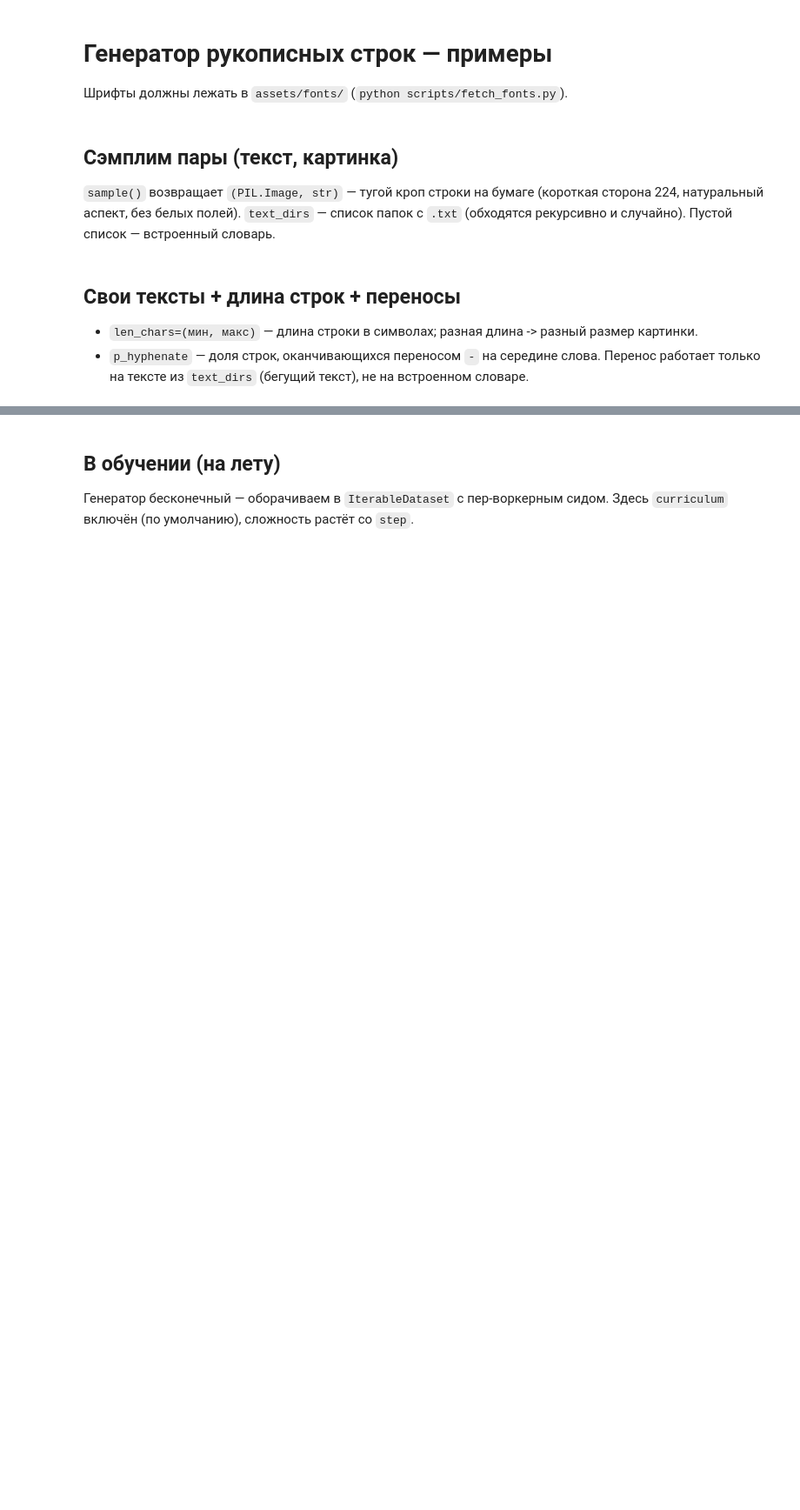
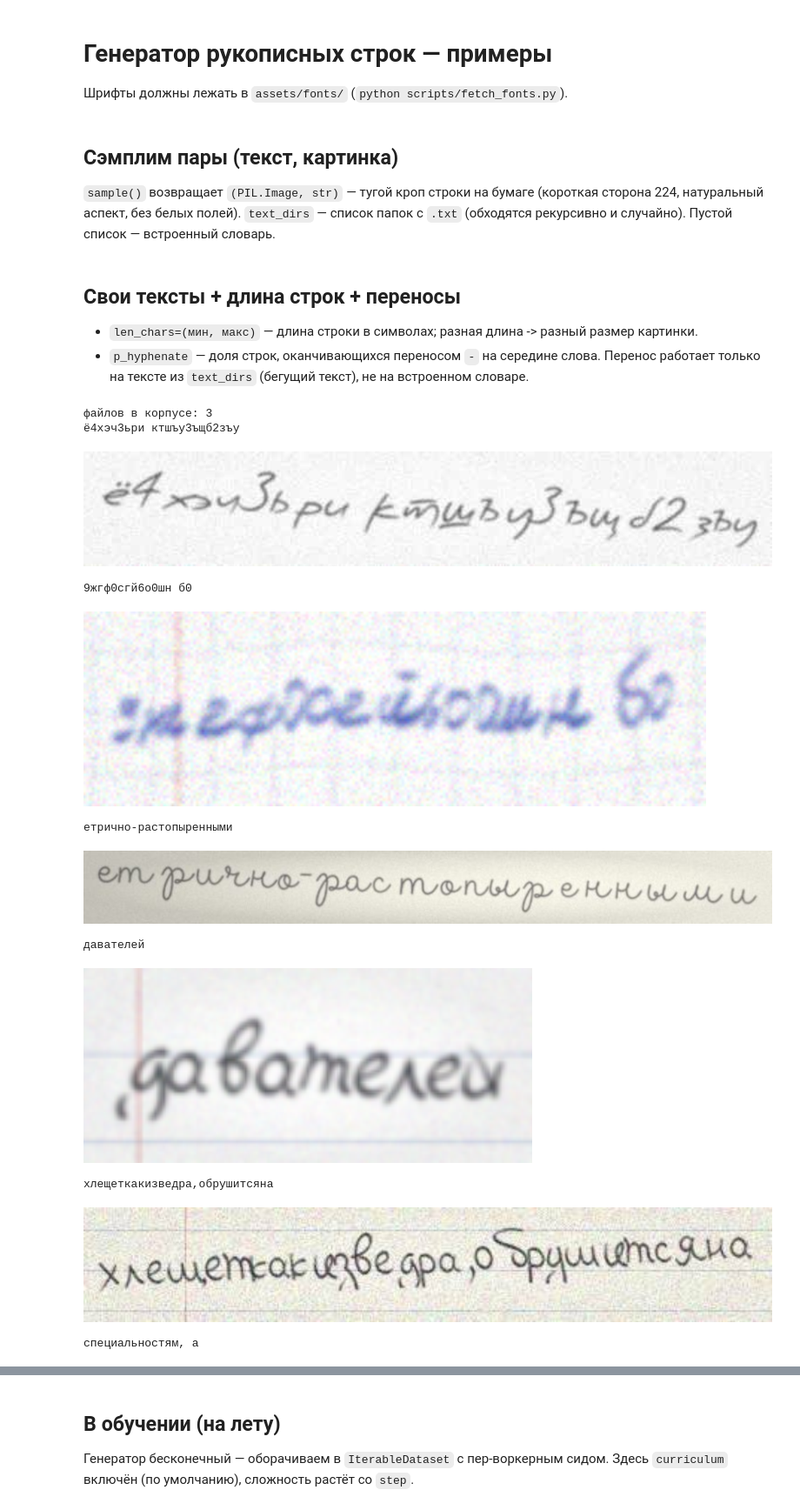
Before and after one commit to DorinDaniil/handwriting-recognition, a Jupyter notebook: recognition/notebooks/synth_usage.ipynb, the cells around one changed output, grey strips where cells are left out. Shown at 87% size. Cells and saved outputs as stored; diff of their text form; code cells hidden in the pictures; blank space fills up the shorter version.

```diff
--- a/recognition/notebooks/synth_usage.ipynb
+++ b/recognition/notebooks/synth_usage.ipynb
@@ -32,15 +32,29 @@ for i in range(5):
   Перенос работает только на тексте из `text_dirs` (бегущий текст), не на встроенном словаре.
 # %%
 gen = HandwrittenLineGenerator.from_dirs(
-    text_dirs=['D:/corpora/books', 'D:/corpora/notes'],   # ваши папки с .txt
+    # text_dirs=['D:/corpora/books', 'D:/corpora/notes'],   # ваши папки с .txt
+    text_dirs=['/mnt/DATA2/dorin/handwriting-recognition/data/texts'],
     font_dirs=FONTS,
     len_chars=(15, 45),    # длина строки в символах
     p_hyphenate=0.3,       # ~30% строк с переносом '-'
     curriculum=False,      # полная длина сразу (иначе короче на ранних step)
 )
 print('файлов в корпусе:', len(gen.sampler._files))
 
 for i in range(6):
-    img, text = gen.sample(make_generator(1, 0, i))
+    img, text = gen.sample(make_generator(10, 0, i))
     print(text)
     display(img)
+# %% [output]
+файлов в корпусе: 3
+ё4хэч3ьри ктшъу3ъщб2зъу
+[figure, added]
+9жгф0сгй6о0шн б0
+[figure, added]
+етрично-растопыренными
+[figure, added]
+давателей
+[figure, added]
+хлещеткакизведра,обрушитсяна
+[figure, added]
+специальностям, а
```
Also changed, not shown: parts of 2 cells of this notebook, 2 other files.
